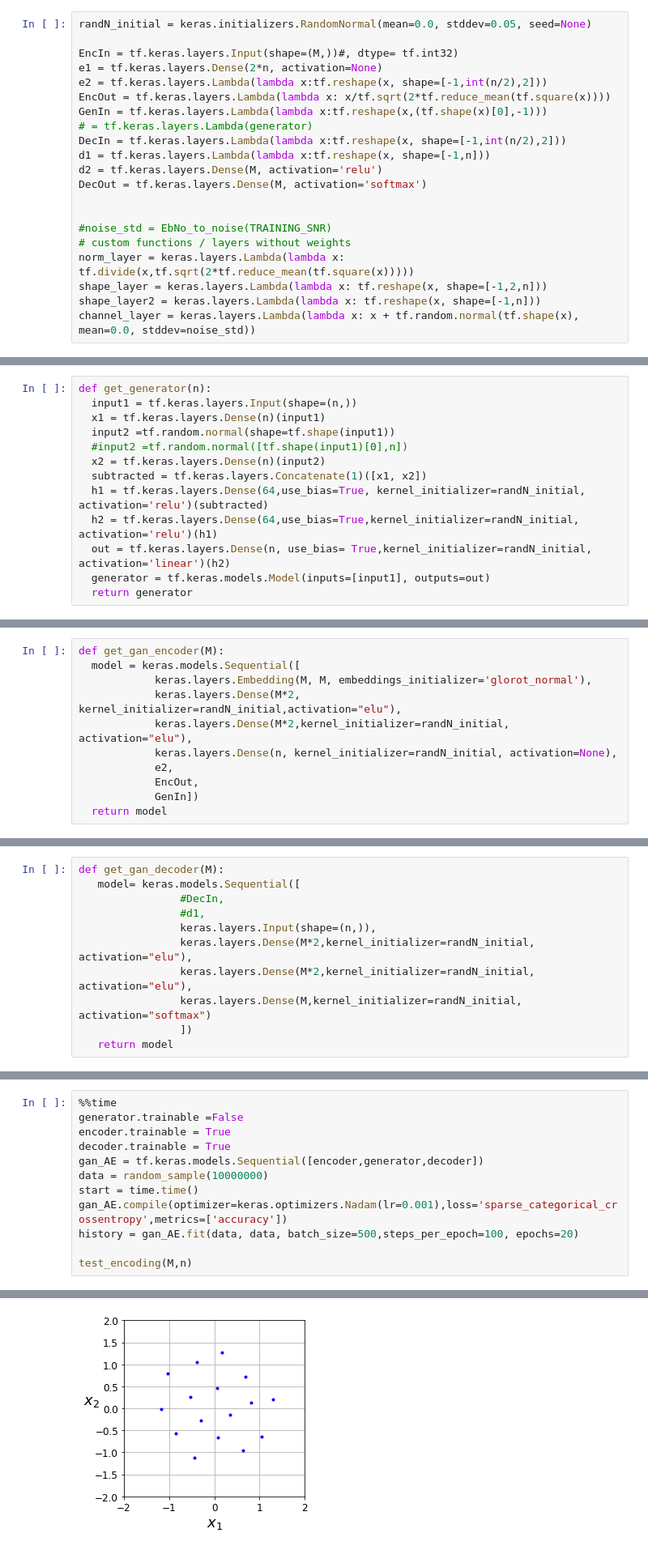
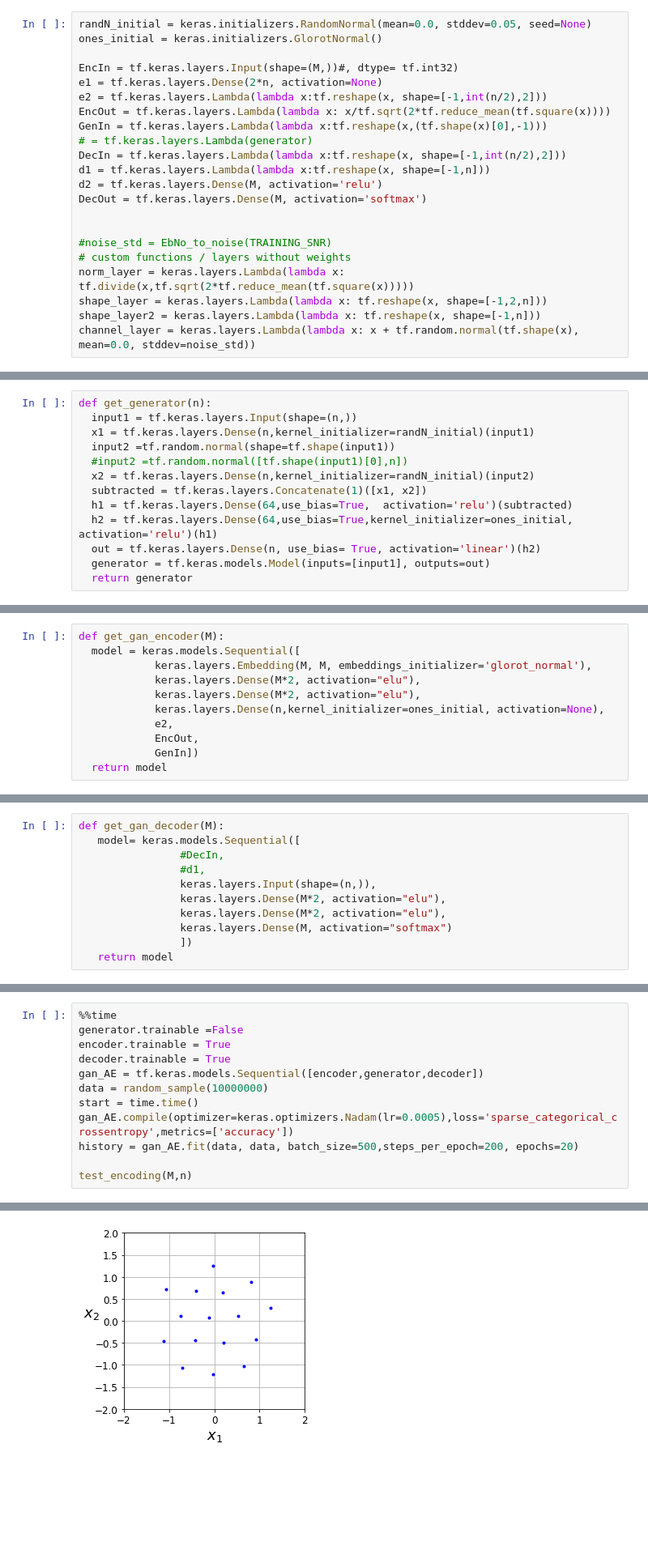
Before and after one commit to YBen1/Autoencoder_communication_sytem_with_GAN_channel-estimation, a Jupyter notebook: Communication_Autoencoder_with_GAN_alternating_Training.ipynb, the cells around one changed output, grey strips where cells are left out. Shown at 81% size. Cells and saved outputs as stored; diff of their text form; blank space fills up the shorter version.

```diff
--- a/Communication_Autoencoder_with_GAN_alternating_Training.ipynb
+++ b/Communication_Autoencoder_with_GAN_alternating_Training.ipynb
@@ -78,6 +78,7 @@ disc_learning_rate = 0.0001                  # 0.0001
 ### Different Layers
 # %%
 randN_initial = keras.initializers.RandomNormal(mean=0.0, stddev=0.05, seed=None)
+ones_initial = keras.initializers.GlorotNormal()
 
 EncIn = tf.keras.layers.Input(shape=(M,))#, dtype= tf.int32)
 e1 = tf.keras.layers.Dense(2*n, activation=None)
@@ -174,14 +175,14 @@ def test_encoding(M=16, n=1):
 # %%
 def get_generator(n):
   input1 = tf.keras.layers.Input(shape=(n,))
-  x1 = tf.keras.layers.Dense(n)(input1)
+  x1 = tf.keras.layers.Dense(n,kernel_initializer=randN_initial)(input1)
   input2 =tf.random.normal(shape=tf.shape(input1))
   #input2 =tf.random.normal([tf.shape(input1)[0],n])
-  x2 = tf.keras.layers.Dense(n)(input2)
+  x2 = tf.keras.layers.Dense(n,kernel_initializer=randN_initial)(input2)
   subtracted = tf.keras.layers.Concatenate(1)([x1, x2])
-  h1 = tf.keras.layers.Dense(64,use_bias=True, kernel_initializer=randN_initial, activation='relu')(subtracted)
-  h2 = tf.keras.layers.Dense(64,use_bias=True,kernel_initializer=randN_initial, activation='relu')(h1)
-  out = tf.keras.layers.Dense(n, use_bias= True,kernel_initializer=randN_initial, activation='linear')(h2)
+  h1 = tf.keras.layers.Dense(64,use_bias=True,  activation='relu')(subtracted)
+  h2 = tf.keras.layers.Dense(64,use_bias=True,kernel_initializer=ones_initial, activation='relu')(h1)
+  out = tf.keras.layers.Dense(n, use_bias= True, activation='linear')(h2)
   generator = tf.keras.models.Model(inputs=[input1], outputs=out)
   return generator
 # %% [markdown]
@@ -202,9 +203,9 @@ discriminator=get_discriminator(n)
 def get_gan_encoder(M):
   model = keras.models.Sequential([
             keras.layers.Embedding(M, M, embeddings_initializer='glorot_normal'),
-            keras.layers.Dense(M*2, kernel_initializer=randN_initial,activation="elu"),
-            keras.layers.Dense(M*2,kernel_initializer=randN_initial, activation="elu"),
-            keras.layers.Dense(n, kernel_initializer=randN_initial, activation=None),
+            keras.layers.Dense(M*2, activation="elu"),
+            keras.layers.Dense(M*2, activation="elu"),
+            keras.layers.Dense(n,kernel_initializer=ones_initial, activation=None),
             e2,
             EncOut,
             GenIn])
@@ -217,9 +218,9 @@ def get_gan_decoder(M):
                 #DecIn,
                 #d1,
                 keras.layers.Input(shape=(n,)),
-                keras.layers.Dense(M*2,kernel_initializer=randN_initial, activation="elu"),
-                keras.layers.Dense(M*2,kernel_initializer=randN_initial, activation="elu"),
-                keras.layers.Dense(M,kernel_initializer=randN_initial, activation="softmax")
+                keras.layers.Dense(M*2, activation="elu"),
+                keras.layers.Dense(M*2, activation="elu"),
+                keras.layers.Dense(M, activation="softmax")
                 ])
    return model
 # %% [markdown]
@@ -562,16 +560,16 @@ Wall time: 5min 39s
 # %%
 %%time
 generator.trainable =False
 encoder.trainable = True
 decoder.trainable = True
 gan_AE = tf.keras.models.Sequential([encoder,generator,decoder])
 data = random_sample(10000000)
 start = time.time()
-gan_AE.compile(optimizer=keras.optimizers.Nadam(lr=0.001),loss='sparse_categorical_crossentropy',metrics=['accuracy'])
-history = gan_AE.fit(data, data, batch_size=500,steps_per_epoch=100, epochs=20)
+gan_AE.compile(optimizer=keras.optimizers.Nadam(lr=0.0005),loss='sparse_categorical_crossentropy',metrics=['accuracy'])
+history = gan_AE.fit(data, data, batch_size=500,steps_per_epoch=200, epochs=20)
 
 test_encoding(M,n)
 # %% [output]
 Train on 10000000 samples
 Epoch 1/20
-[figure, old version]
+[figure, new version]
```
Also changed, not shown: parts of 17 cells of this notebook.
